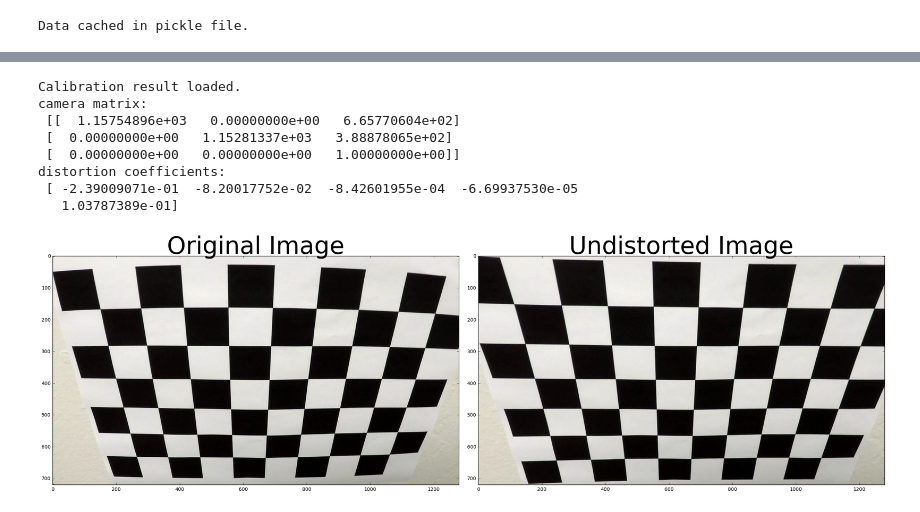
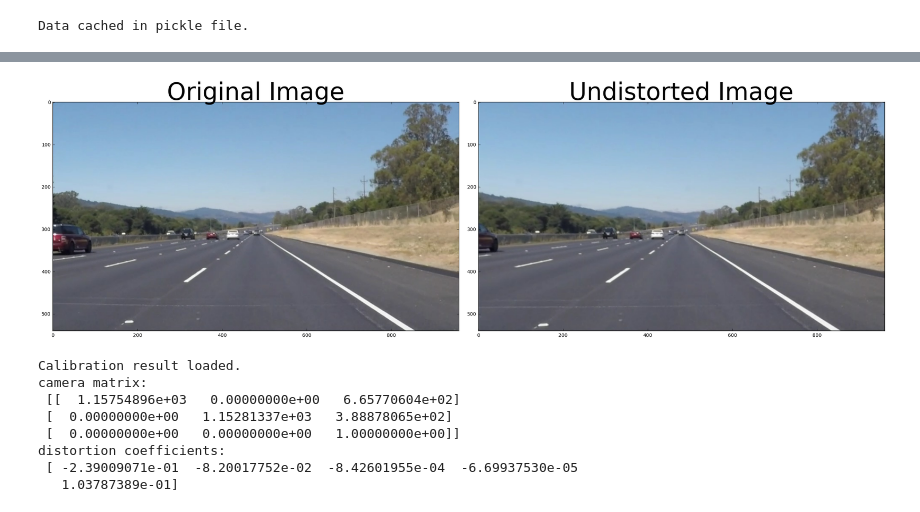
Before and after one commit to yasenh/self-driving-car-ND, a Jupyter notebook: term1/project4-advanced-lane-finding/advanced_lane_finding.ipynb, the cells around one changed output, grey strips where cells are left out. Drawn from its saved outputs; the diff is of its cells as text; code cells hidden in the pictures.

Commit message:
add output_images and pipeline explaination

```diff
--- a/term1/project4-advanced-lane-finding/advanced_lane_finding.ipynb
+++ b/term1/project4-advanced-lane-finding/advanced_lane_finding.ipynb
@@ -103,3 +112,19 @@ Data cached in pickle file.
+# %%
+img = cv2.imread('test_images/solidWhiteRight.jpg')
+undistorted = cv2.undistort(img, camera_matrix, dist_coefs, None, camera_matrix)
+
+img = cv2.cvtColor(img, cv2.COLOR_BGR2RGB)
+undistorted = cv2.cvtColor(undistorted, cv2.COLOR_BGR2RGB)
+
+f, (ax1, ax2) = plt.subplots(1, 2, figsize=(24, 9))
+f.tight_layout()
+ax1.imshow(img)
+ax1.set_title('Original Image', fontsize=50)
+ax2.imshow(undistorted)
+ax2.set_title('Undistorted Image', fontsize=50)
+plt.subplots_adjust(left=0., right=1, top=0.9, bottom=0.)
+# %% [output]
+[figure, added]
 # %%
 import pickle
 import cv2
@@ -132,22 +157,6 @@ camera matrix:
 distortion coefficients:
  [ -2.39009071e-01  -8.20017752e-02  -8.42601955e-04  -6.69937530e-05
    1.03787389e-01]
-# %%
-img = cv2.imread('camera_cal/calibration2.jpg')
-undistorted = cv2.undistort(img, camera_matrix, dist_coefs, None, camera_matrix)
-
-img = cv2.cvtColor(img, cv2.COLOR_BGR2RGB)
-undistorted = cv2.cvtColor(undistorted, cv2.COLOR_BGR2RGB)
-
-f, (ax1, ax2) = plt.subplots(1, 2, figsize=(24, 9))
-f.tight_layout()
-ax1.imshow(img)
-ax1.set_title('Original Image', fontsize=50)
-ax2.imshow(undistorted)
-ax2.set_title('Undistorted Image', fontsize=50)
-plt.subplots_adjust(left=0., right=1, top=0.9, bottom=0.)
-# %% [output]
-[figure, removed]
 # %%
 # Define a class to receive the characteristics of each line detection
 class Line():
```
Also changed, not shown: parts of 8 cells of this notebook, 13 other files.
